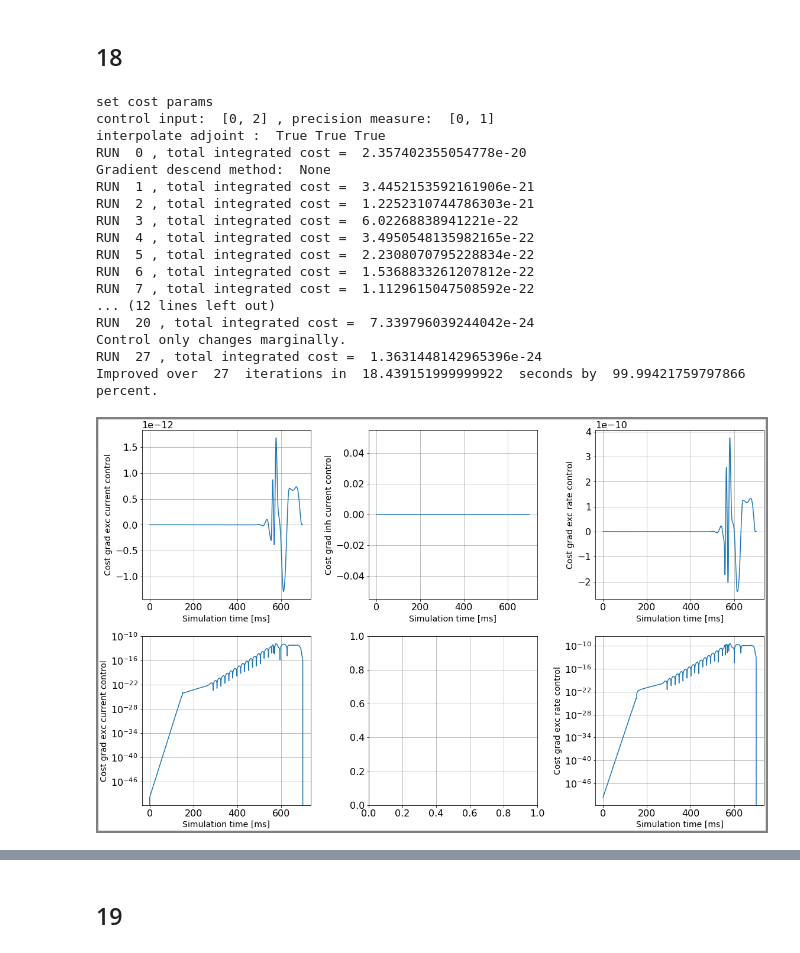
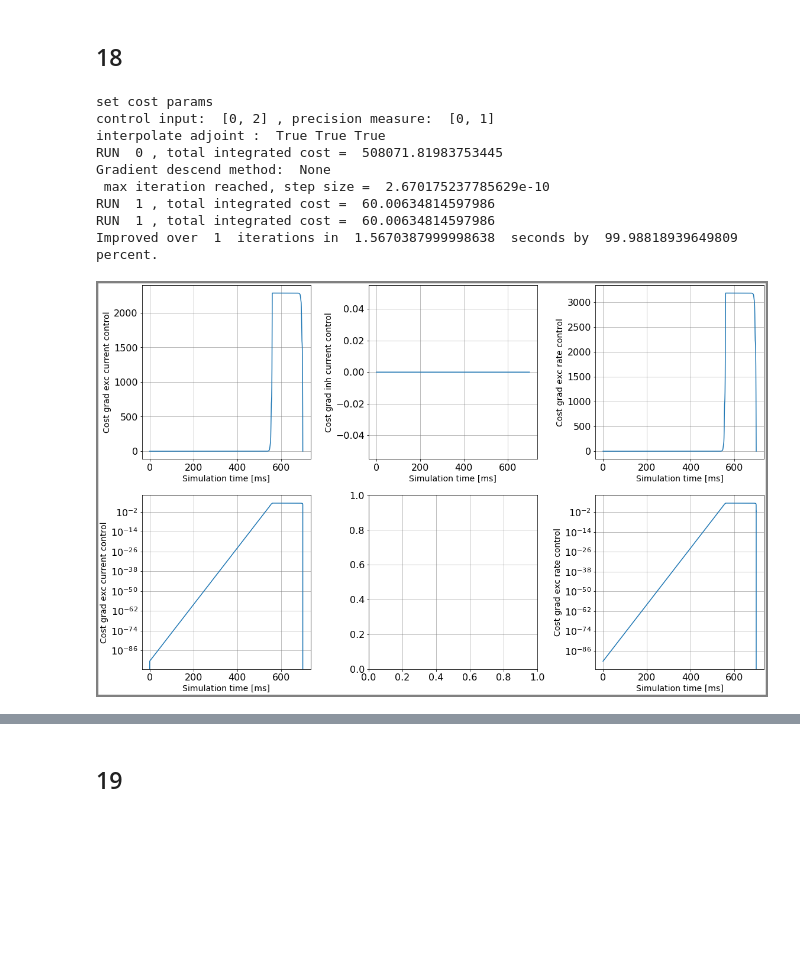
Before and after one commit to lenasal/neurolib, a Jupyter notebook: aln_control/target_01/B.ipynb, the cells around one changed output, grey strips where cells are left out. Saved outputs shown, nothing was run; the diff lists cells and outputs as text; code cells hidden in the pictures; blank space fills up the shorter version.

```diff
--- a/aln_control/target_01/B.ipynb
+++ b/aln_control/target_01/B.ipynb
@@ -582,45 +582,38 @@ cntrl_vars = c_var[case_ind]
 prec_vars = p_var[case_ind]
 
 trans_time = trans_time_array[case_ind]
 
 max_cntrl, min_cntrl = setmaxmincontrol(cntrl_vars)
 
 aln.params.duration = dur
 
 setinit(initVars)
 control0 = aln.getZeroControl()
-control0[0,0,1500:1700] = -5.
+#control0[0,0,1500:1700] = -5.
 control1 = bestControla[:,:,n_pre-1:-n_post+1]
 
 # "HS", "FR", "PR", "HZ"
 cgv = None
+max_it = 1
 
 print("control input: ", cntrl_vars, ", precision measure: ", prec_vars)
 
 bestControla, bestStatea, costa, runtimea, grada = aln.A1(control0, target, c_scheme, u_mat, u_scheme,
     max_iteration_ = max_it, tolerance_ = tol, startStep_ = start_step, max_control_ = max_cntrl,
     min_control_ = min_cntrl, t_sim_ = dur, t_sim_pre_ = dur_pre, t_sim_post_ = dur_post, CGVar = cgv,
     control_variables_ = cntrl_vars, prec_variables_ = prec_vars, transition_time_ = trans_time)#, separate_comp = True, crop_dir = 0., crop_t = [0,-1])
 
 plotFunc.plot_gradient(grada, dur, aln.params.dt, path, plot_vars = cntrl_vars)
 plotFunc.plot_control(aln, bestControla, dur, dur_pre, dur_post, initVars, target,
                       path, filename_ = case, transition_time_ = trans_time )
 # %% [output]
 set cost params
 control input:  [0, 2] , precision measure:  [0, 1]
 interpolate adjoint :  True True True
-RUN  0 , total integrated cost =  2.357402355054778e-20
+RUN  0 , total integrated cost =  508071.81983753445
 Gradient descend method:  None
-RUN  1 , total integrated cost =  3.4452153592161906e-21
-RUN  2 , total integrated cost =  1.2252310744786303e-21
-RUN  3 , total integrated cost =  6.02268838941221e-22
-RUN  4 , total integrated cost =  3.4950548135982165e-22
-RUN  5 , total integrated cost =  2.2308070795228834e-22
-RUN  6 , total integrated cost =  1.5368833261207812e-22
-RUN  7 , total integrated cost =  1.1129615047508592e-22
-... (12 lines left out)
-RUN  20 , total integrated cost =  7.339796039244042e-24
-Control only changes marginally.
-RUN  27 , total integrated cost =  1.3631448142965396e-24
-Improved over  27  iterations in  18.439151999999922  seconds by  99.99421759797866  percent.
+ max iteration reached, step size =  2.670175237785629e-10
+RUN  1 , total integrated cost =  60.00634814597986
+RUN  1 , total integrated cost =  60.00634814597986
+Improved over  1  iterations in  1.5670387999998638  seconds by  99.98818939649809  percent.
-[figure, old version]
+[figure, new version]
```
Also changed, not shown: parts of 2 cells of this notebook, 22 other files.
